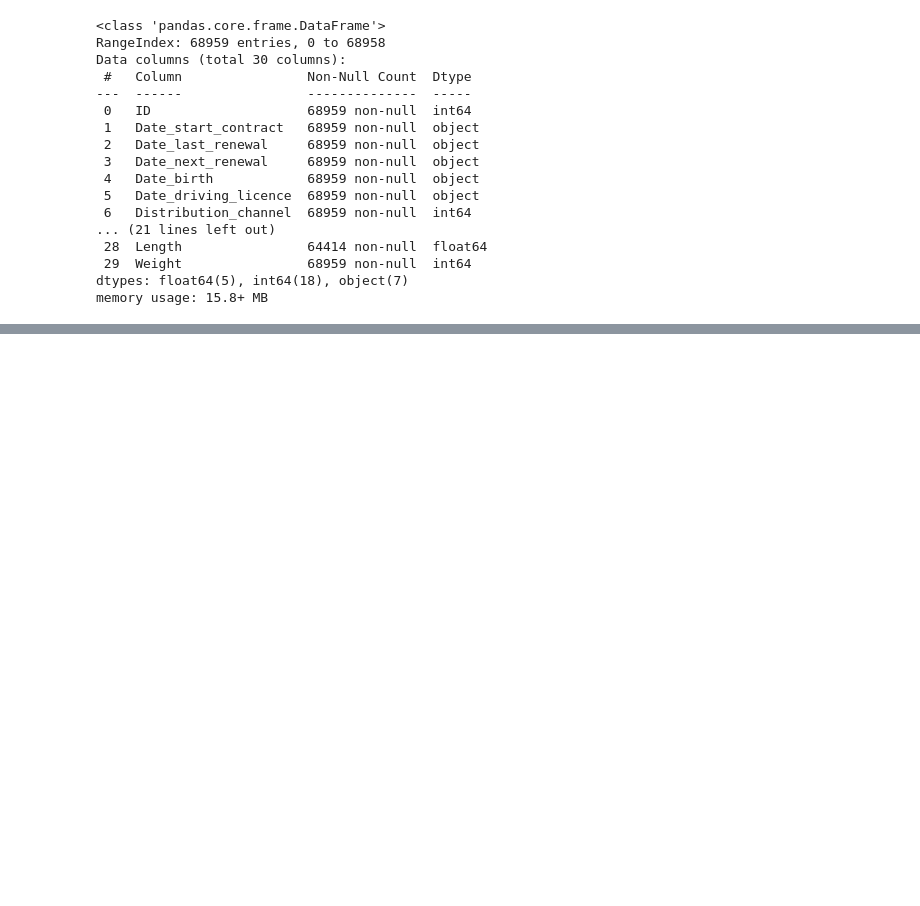
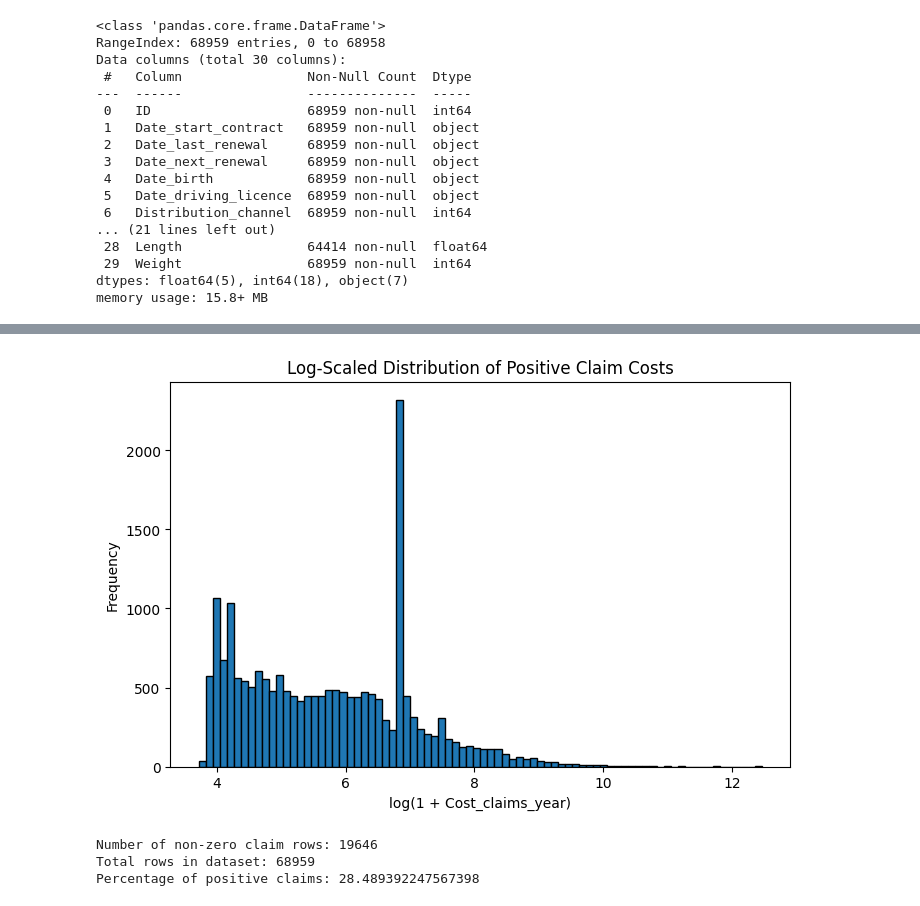
Before and after one commit to VishalLakshmiNarayanan/Tail-Risk-Analysis, a Jupyter notebook: TailRisk_Analysis.ipynb, the cells around one changed output, grey strips where cells are left out. Saved outputs shown, nothing was run; the diff lists cells and outputs as text; code cells hidden in the pictures; blank space fills up the shorter version.

```diff
--- a/TailRisk_Analysis.ipynb
+++ b/TailRisk_Analysis.ipynb
@@ -38,0 +71,20 @@ memory usage: 15.8+ MB
+# %%
+claims_positive = filter_file[filter_file['Cost_claims_year'] > 0]['Cost_claims_year']
+
+plt.figure(figsize=(8,5))
+plt.hist(np.log1p(claims_positive), bins=80, edgecolor='k')
+plt.title('Log-Scaled Distribution of Positive Claim Costs')
+plt.xlabel('log(1 + Cost_claims_year)')
+plt.ylabel('Frequency')
+plt.show()
+# %% [output]
+[figure, added]
+# %%
+claims_positive = filter_file[filter_file['Cost_claims_year'] > 0]['Cost_claims_year']
+print("Number of non-zero claim rows:", len(claims_positive))
+print("Total rows in dataset:", len(filter_file))
+print("Percentage of positive claims:", len(claims_positive) / len(filter_file) * 100)
+# %% [output]
+Number of non-zero claim rows: 19646
+Total rows in dataset: 68959
+Percentage of positive claims: 28.489392247567398
```
Also changed, not shown: parts of 8 cells of this notebook, 4 other files.
